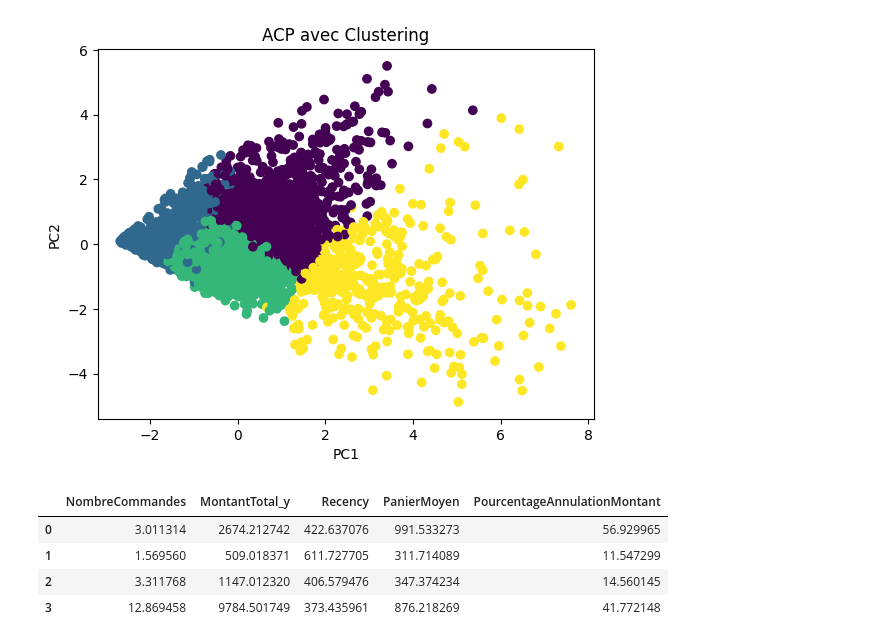
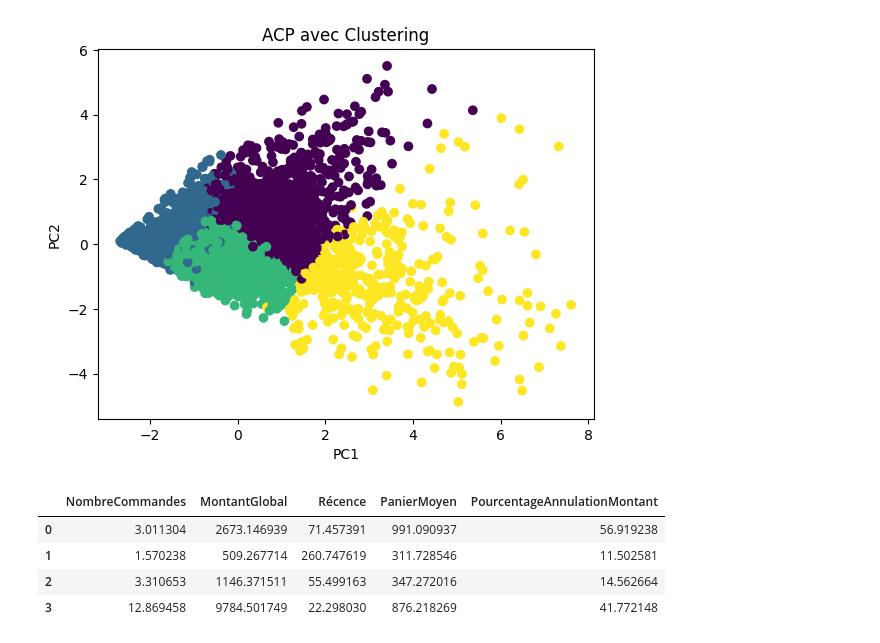
Before and after one commit to Manonp59/uk-retail, a Jupyter notebook: modelisation.ipynb, the cells around one changed output. Saved outputs shown, nothing was run; the diff lists cells and outputs as text; code cells hidden in the pictures.

```diff
--- a/modelisation.ipynb
+++ b/modelisation.ipynb
@@ -9,7 +9,7 @@ from sklearn.cluster import KMeans
 from sklearn.preprocessing import StandardScaler
 
 
-variables = ['NombreCommandes','MontantTotal_y','Recency','PanierMoyen','PourcentageAnnulationMontant']
+variables = ['NombreCommandes','MontantGlobal','Récence','PanierMoyen','PourcentageAnnulationMontant']
 # Préparer les données et effectuer la normalisation
 X = df_no_outliers_2009_12_2010[variables]
 scaler = StandardScaler()
@@ -68,7 +85,7 @@ from sklearn.cluster import KMeans
 from sklearn.decomposition import PCA
 
 
-variables = ['NombreCommandes', 'MontantTotal_y', 'Recency', 'PanierMoyen', 'PourcentageAnnulationMontant']
+variables = ['NombreCommandes', 'MontantGlobal', 'Récence', 'PanierMoyen', 'PourcentageAnnulationMontant']
 k = 4
 
 # Définition de la fonction perform_segmentation
@@ -101,7 +118,7 @@ def perform_segmentation(df, variables, k):
 
     # Stockage des segments pour chaque client dans un dictionnaire
     segments_by_customer = {}
-    for customer_id, segment in zip(df['Customer ID'], df['Segment']):
+    for customer_id, segment in zip(df['NuméroClient'], df['Segment']):
         segments_by_customer.setdefault(customer_id, []).append(segment)
 
     return df_cluster_centers
@@ -111,9 +129,9 @@ perform_segmentation(df_no_outliers_2009_12_2010,variables,k)
 [figure]
-|  | NombreCommandes | MontantTotal_y | Recency | PanierMoyen | PourcentageAnnulationMontant |
-| 0 | 3.011314 | 2674.212742 | 422.637076 | 991.533273 | 56.929965 |
-| 1 | 1.569560 | 509.018371 | 611.727705 | 311.714089 | 11.547299 |
-| 2 | 3.311768 | 1147.012320 | 406.579476 | 347.374234 | 14.560145 |
-| 3 | 12.869458 | 9784.501749 | 373.435961 | 876.218269 | 41.772148 |
+|  | NombreCommandes | MontantGlobal | Récence | PanierMoyen | PourcentageAnnulationMontant |
+| 0 | 3.011304 | 2673.146939 | 71.457391 | 991.090937 | 56.919238 |
+| 1 | 1.570238 | 509.267714 | 260.747619 | 311.728546 | 11.502581 |
+| 2 | 3.310653 | 1146.371511 | 55.499163 | 347.272016 | 14.562664 |
+| 3 | 12.869458 | 9784.501749 | 22.298030 | 876.218269 | 41.772148 |
 # %%
 for df in df_list_no_outliers:
     perform_segmentation(df, variables, k)
```
Also changed, not shown: parts of 12 cells of this notebook, 14 other files.
